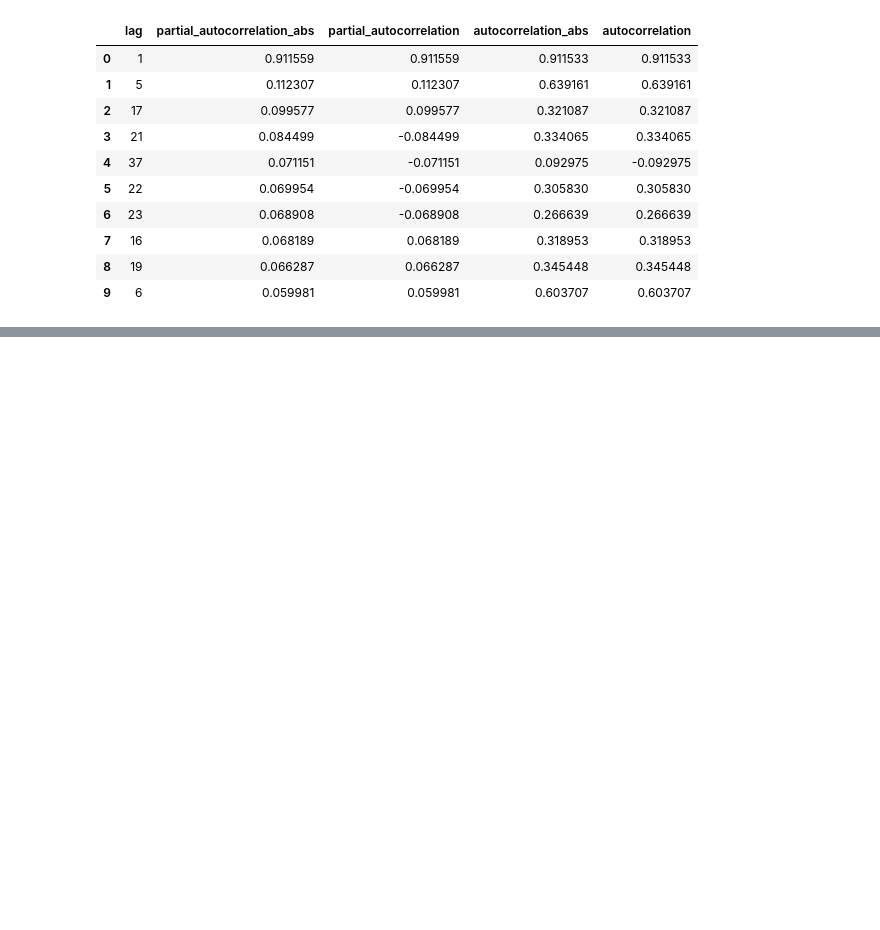
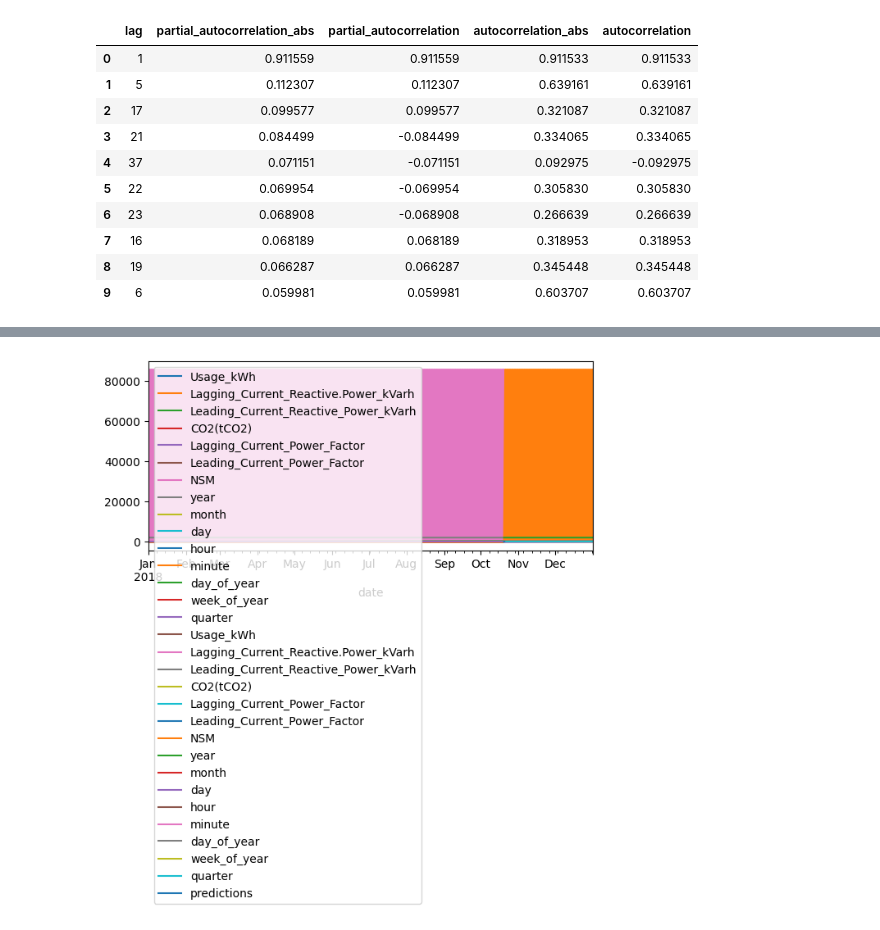
Before and after one commit to xbadiam/Energy_consumption_steel_industry, a Jupyter notebook: notebooks/Energy_consumption_steel_industry.ipynb, the cells around one changed output, grey strips where cells are left out. Saved outputs shown, nothing was run; the diff lists cells and outputs as text; code cells hidden in the pictures; blank space fills up the shorter version.

```diff
--- a/notebooks/Energy_consumption_steel_industry.ipynb
+++ b/notebooks/Energy_consumption_steel_industry.ipynb
@@ -125,6 +135,7 @@ Statistical Summary of Numerical Features:
 
 data['date'] = pd.to_datetime(data['date'], dayfirst=True, errors='coerce')
 data = data.set_index('date')
+data = data.asfreq('15min')
 data = data.sort_index()
 # %%
 start_date = data.index.min()
@@ -295,0 +309,13 @@ calculate_lag_autocorrelation(
+# %%
+# Create a baseline: value of the same hour of the previous day
+# ==============================================================================
+forecaster = ForecasterEquivalentDate(
+                 offset    = pd.DateOffset(days=1),
+                 n_offsets = 1
+             )
+
+# Forescater's training
+# ==============================================================================
+end_train = str(data_train.index[-1])
+forecaster.fit(y=data.loc[:end_train , 'Usage_kWh'])
+forecaster
@@ -295,0 +363,15 @@ calculate_lag_autocorrelation(
+# %%
+# Create the forecaster
+# ==============================================================================
+window_features = RollingFeatures(stats=["mean"], window_sizes=24 * 3)
+
+forecaster = ForecasterRecursive(
+                 regressor       = LGBMRegressor(random_state=15926, verbose=-1),
+                 lags            = 24,
+                 window_features = window_features
+             )
+
+# Entrena el forecaster
+# ==============================================================================
+forecaster.fit(y=data.loc[:end_train, 'Usage_kWh'])
+forecaster
@@ -295,0 +433,5 @@ calculate_lag_autocorrelation(
+# %%
+# Predict
+# ==============================================================================
+predictions = forecaster.predict(steps=36)
+predictions.head(3)
@@ -295,0 +464,10 @@ calculate_lag_autocorrelation(
+# %%
+# Plot predictions
+# ==============================================================================
+fig, ax = plt.subplots(figsize=(7, 3))
+data_train.plot(ax=ax, label='train')
+data_test.plot(ax=ax, label='test')
+predictions.plot(ax=ax, label='predictions')
+ax.legend();
+# %% [output]
+[figure, added]
```
Also changed, not shown: parts of 13 cells of this notebook.
